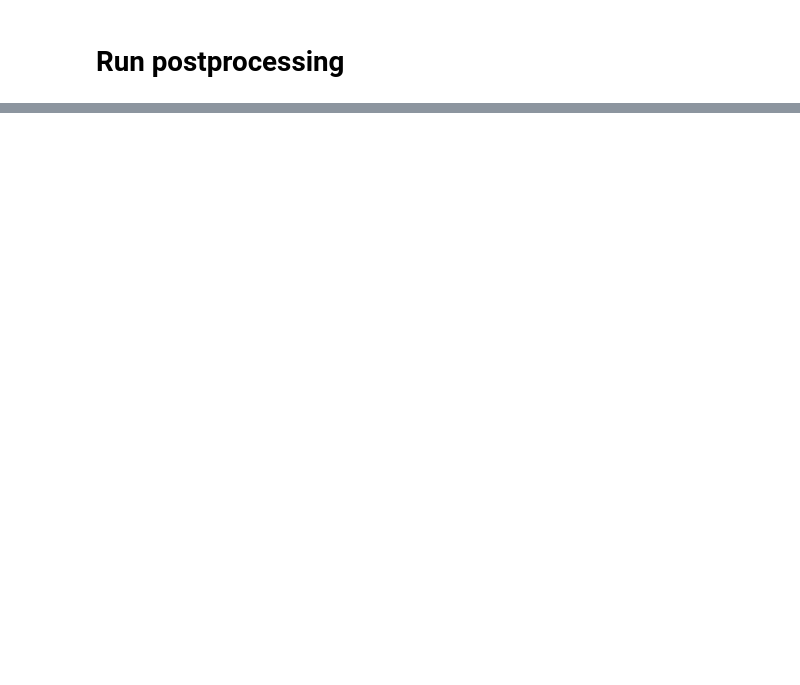
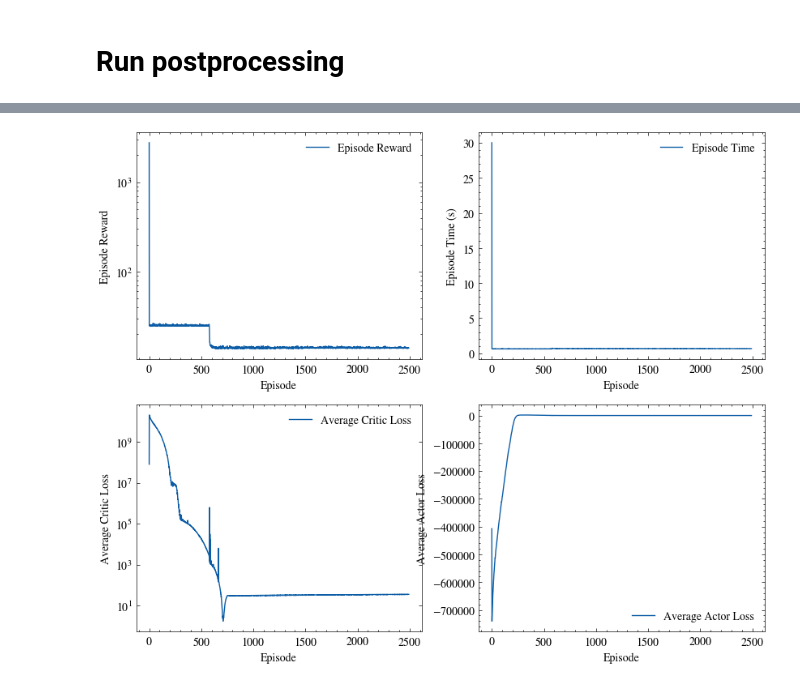
Before and after one commit to BearToCode/vho, a Jupyter notebook: postprocessing/run.ipynb, the cells around one changed output, grey strips where cells are left out. Drawn from its saved outputs; the diff is of its cells as text; code cells hidden in the pictures; blank space fills up the shorter version.

```diff
--- a/postprocessing/run.ipynb
+++ b/postprocessing/run.ipynb
@@ -25,0 +27,37 @@ episodes
+# %%
+import matplotlib.pyplot as plt
+import scienceplots
+
+plt.style.use(["science", "no-latex"])
+
+plt.figure(figsize=(10, 8))
+
+plt.subplot(2, 2, 1)
+plt.plot(episodes["index"], episodes["episode_reward"], label="Episode Reward")
+plt.xlabel("Episode")
+plt.ylabel("Episode Reward")
+plt.yscale("log")
+plt.legend()
+
+plt.subplot(2, 2, 2)
+plt.plot(episodes["index"], episodes["episode_time"], label="Episode Time")
+plt.xlabel("Episode")
+plt.ylabel("Episode Time (s)")
+plt.legend()
+
+plt.subplot(2, 2, 3)
+plt.plot(episodes["index"], episodes["avg_critic_loss"], label="Average Critic Loss")
+plt.xlabel("Episode")
+plt.ylabel("Average Critic Loss")
+plt.yscale("log")
+plt.legend()
+
+plt.subplot(2, 2, 4)
+plt.plot(episodes["index"], episodes["avg_actor_loss"], label="Average Actor Loss")
+plt.xlabel("Episode")
+plt.ylabel("Average Actor Loss")
+plt.legend()
+
+plt.show()
+# %% [output]
+[figure, added]
```
Also changed, not shown: parts of 1 cell of this notebook, 11 other files.
